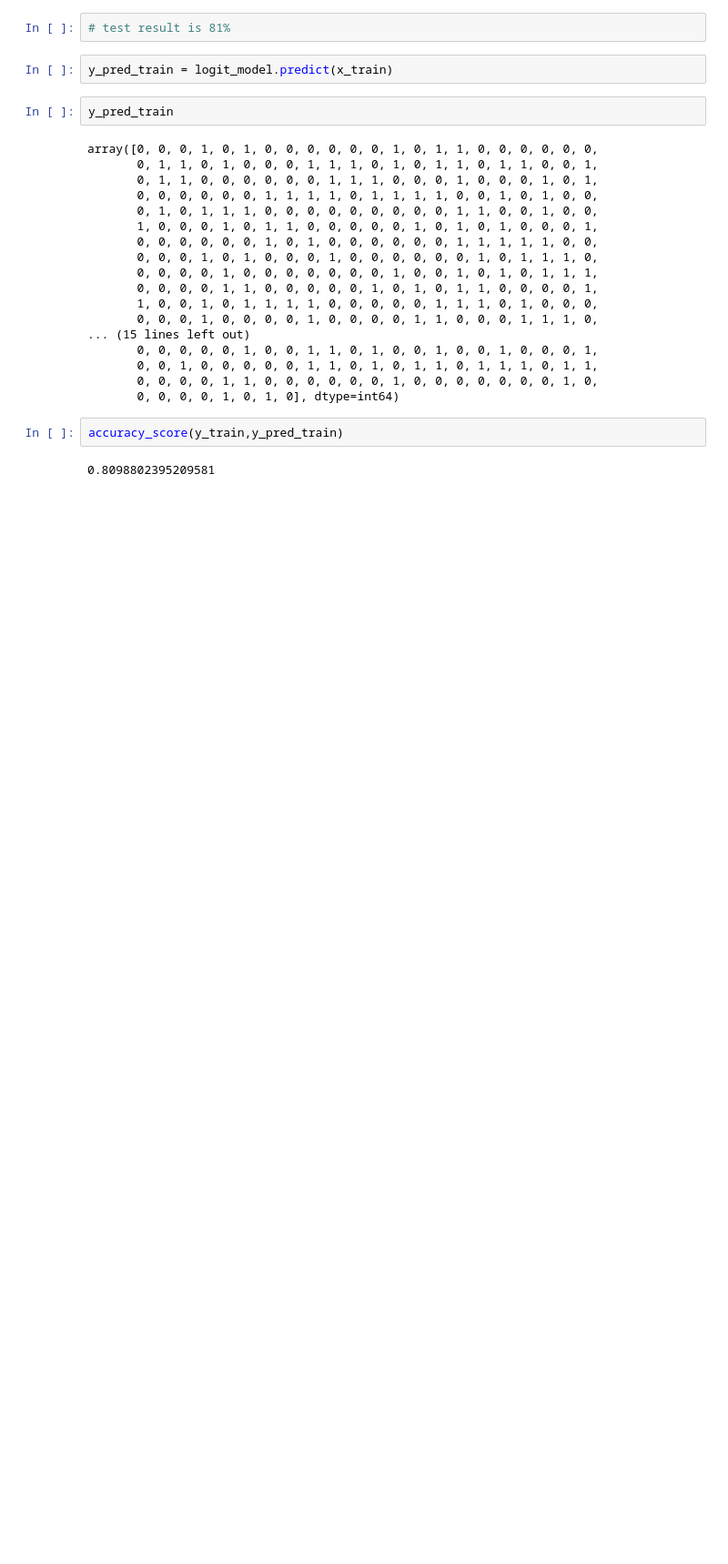
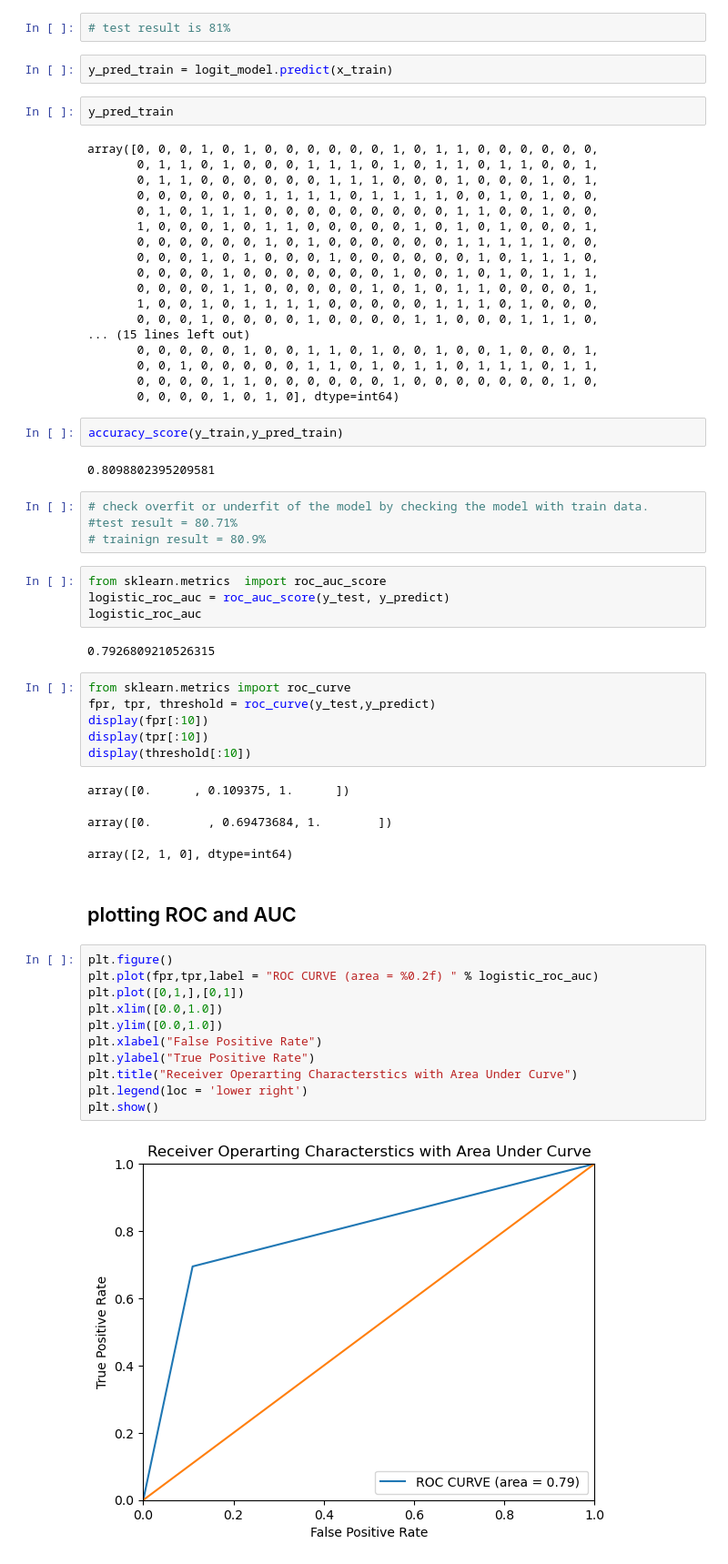
Before and after one commit to Selvam-DG/Machine_Learning_Techniques, a Jupyter notebook: Logistic_Regression/Titanic_dataset.ipynb, the cells around one changed output. Shown at 91% size. Cells and saved outputs as stored; diff of their text form; blank space fills up the shorter version.

```diff
--- a/Logistic_Regression/Titanic_dataset.ipynb
+++ b/Logistic_Regression/Titanic_dataset.ipynb
@@ -567,3 +567,38 @@ array([0, 0, 0, 1, 0, 1, 0, 0, 0, 0, 0, 0, 1, 0, 1, 1, 0, 0, 0, 0, 0, 0,
 accuracy_score(y_train,y_pred_train)
 # %% [output]
 0.8098802395209581
+# %%
+# check overfit or underfit of the model by checking the model with train data.
+#test result = 80.71%
+# trainign result = 80.9%
+# %%
+from sklearn.metrics  import roc_auc_score
+logistic_roc_auc = roc_auc_score(y_test, y_predict)
+logistic_roc_auc
+# %% [output]
+0.7926809210526315
+# %%
+from sklearn.metrics import roc_curve
+fpr, tpr, threshold = roc_curve(y_test,y_predict)
+display(fpr[:10])
+display(tpr[:10])
+display(threshold[:10])
+# %% [output]
+array([0.      , 0.109375, 1.      ])
+array([0.        , 0.69473684, 1.        ])
+array([2, 1, 0], dtype=int64)
+# %% [markdown]
+## plotting ROC and AUC
+# %%
+plt.figure()
+plt.plot(fpr,tpr,label = "ROC CURVE (area = %0.2f) " % logistic_roc_auc)
+plt.plot([0,1,],[0,1])
+plt.xlim([0.0,1.0])
+plt.ylim([0.0,1.0])
+plt.xlabel("False Positive Rate")
+plt.ylabel("True Positive Rate")
+plt.title("Receiver Operarting Characterstics with Area Under Curve")
+plt.legend(loc = 'lower right')
+plt.show()
+# %% [output]
+[figure, added]
```
Also changed, not shown: parts of 26 cells of this notebook.
